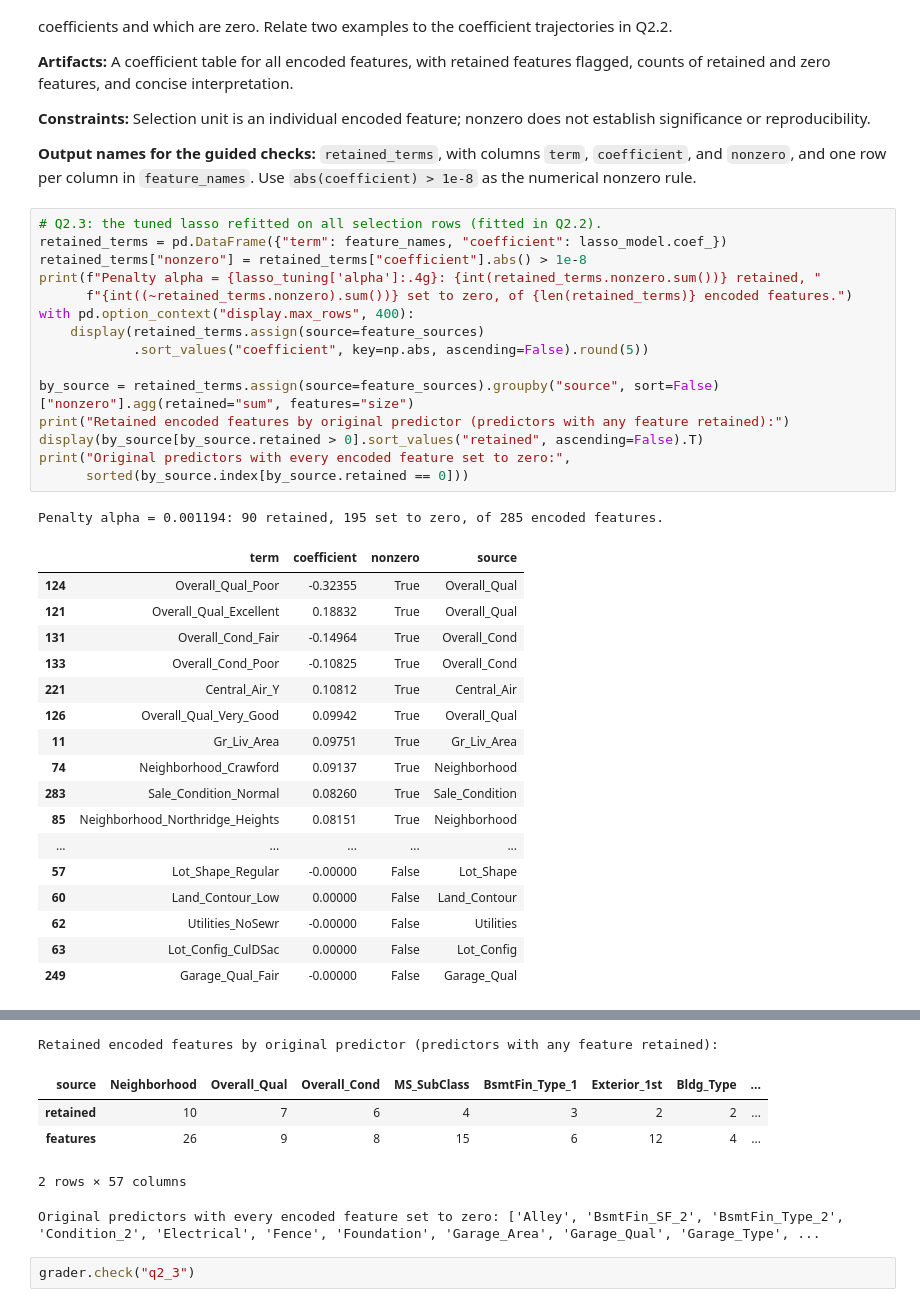
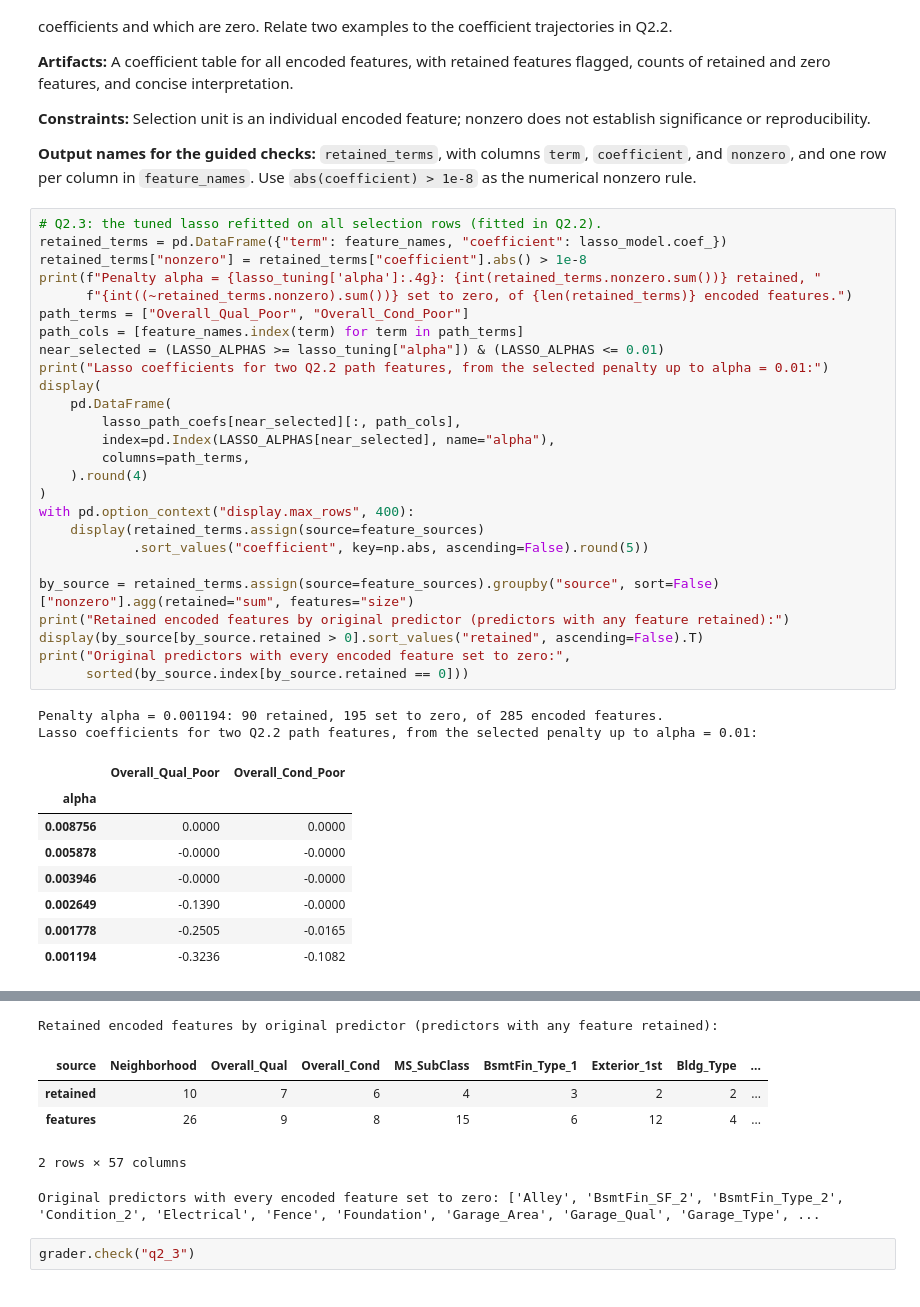
Before and after one commit to qqgjyx/AC-209A, a Jupyter notebook: homeworks/cs1090a_hw3/cs1090a_hw3.ipynb, the cells around one changed output, grey strips where cells are left out. Cells and saved outputs as stored; diff of their text form.

```diff
--- a/homeworks/cs1090a_hw3/cs1090a_hw3.ipynb
+++ b/homeworks/cs1090a_hw3/cs1090a_hw3.ipynb
@@ -953,34 +955,37 @@ The trajectory plots show that lasso can set some coefficients exactly to zero.
 # %%
 # Q2.3: the tuned lasso refitted on all selection rows (fitted in Q2.2).
 retained_terms = pd.DataFrame({"term": feature_names, "coefficient": lasso_model.coef_})
 retained_terms["nonzero"] = retained_terms["coefficient"].abs() > 1e-8
 print(f"Penalty alpha = {lasso_tuning['alpha']:.4g}: {int(retained_terms.nonzero.sum())} retained, "
       f"{int((~retained_terms.nonzero).sum())} set to zero, of {len(retained_terms)} encoded features.")
+path_terms = ["Overall_Qual_Poor", "Overall_Cond_Poor"]
+path_cols = [feature_names.index(term) for term in path_terms]
+near_selected = (LASSO_ALPHAS >= lasso_tuning["alpha"]) & (LASSO_ALPHAS <= 0.01)
+print("Lasso coefficients for two Q2.2 path features, from the selected penalty up to alpha = 0.01:")
+display(
+    pd.DataFrame(
+        lasso_path_coefs[near_selected][:, path_cols],
+        index=pd.Index(LASSO_ALPHAS[near_selected], name="alpha"),
+        columns=path_terms,
+    ).round(4)
+)
 with pd.option_context("display.max_rows", 400):
     display(retained_terms.assign(source=feature_sources)
             .sort_values("coefficient", key=np.abs, ascending=False).round(5))
 
 by_source = retained_terms.assign(source=feature_sources).groupby("source", sort=False)["nonzero"].agg(retained="sum", features="size")
 print("Retained encoded features by original predictor (predictors with any feature retained):")
 display(by_source[by_source.retained > 0].sort_values("retained", ascending=False).T)
 print("Original predictors with every encoded feature set to zero:",
       sorted(by_source.index[by_source.retained == 0]))
 # %% [output]
 Penalty alpha = 0.001194: 90 retained, 195 set to zero, of 285 encoded features.
+Lasso coefficients for two Q2.2 path features, from the selected penalty up to alpha = 0.01:
-|  | term | coefficient | nonzero | source |
-| 124 | Overall_Qual_Poor | -0.32355 | True | Overall_Qual |
-| 121 | Overall_Qual_Excellent | 0.18832 | True | Overall_Qual |
-| 131 | Overall_Cond_Fair | -0.14964 | True | Overall_Cond |
-| 133 | Overall_Cond_Poor | -0.10825 | True | Overall_Cond |
-| 221 | Central_Air_Y | 0.10812 | True | Central_Air |
-| 126 | Overall_Qual_Very_Good | 0.09942 | True | Overall_Qual |
-| 11 | Gr_Liv_Area | 0.09751 | True | Gr_Liv_Area |
-| 74 | Neighborhood_Crawford | 0.09137 | True | Neighborhood |
-| 283 | Sale_Condition_Normal | 0.08260 | True | Sale_Condition |
-| 85 | Neighborhood_Northridge_Heights | 0.08151 | True | Neighborhood |
-| ... | ... | ... | ... | ... |
-| 57 | Lot_Shape_Regular | -0.00000 | False | Lot_Shape |
-| 60 | Land_Contour_Low | 0.00000 | False | Land_Contour |
-| 62 | Utilities_NoSewr | -0.00000 | False | Utilities |
-| 63 | Lot_Config_CulDSac | 0.00000 | False | Lot_Config |
-| 249 | Garage_Qual_Fair | -0.00000 | False | Garage_Qual |
+|  | Overall_Qual_Poor | Overall_Cond_Poor |
+| alpha |  |  |
+| 0.008756 | 0.0000 | 0.0000 |
+| 0.005878 | -0.0000 | -0.0000 |
+| 0.003946 | -0.0000 | -0.0000 |
+| 0.002649 | -0.1390 | -0.0000 |
+| 0.001778 | -0.2505 | -0.0165 |
+| 0.001194 | -0.3236 | -0.1082 |
@@ -987,7 +1009,7 @@ Penalty alpha = 0.001194: 90 retained, 195 set to zero, of 285 encoded features.
 Retained encoded features by original predictor (predictors with any feature retained):
-| source | Neighborhood | Overall_Qual | Overall_Cond | MS_SubClass | BsmtFin_Type_1 | Exterior_1st | Bldg_Type | ... |
-| retained | 10 | 7 | 6 | 4 | 3 | 2 | 2 | ... |
-| features | 26 | 9 | 8 | 15 | 6 | 12 | 4 | ... |
+| source | Neighborhood | Overall_Qual | Overall_Cond | MS_SubClass | BsmtFin_Type_1 | Exterior_1st | Bldg_Type | ... |
+| retained | 10 | 7 | 6 | 4 | 3 | 2 | 2 | ... |
+| features | 26 | 9 | 8 | 15 | 6 | 12 | 4 | ... |
 2 rows × 57 columns
 Original predictors with every encoded feature set to zero: ['Alley', 'BsmtFin_SF_2', 'BsmtFin_Type_2', 'Condition_2', 'Electrical', 'Fence', 'Foundation', 'Garage_Area', 'Garage_Qual', 'Garage_Type', ...
 # %%
```
Also changed, not shown: parts of 15 cells of this notebook.
